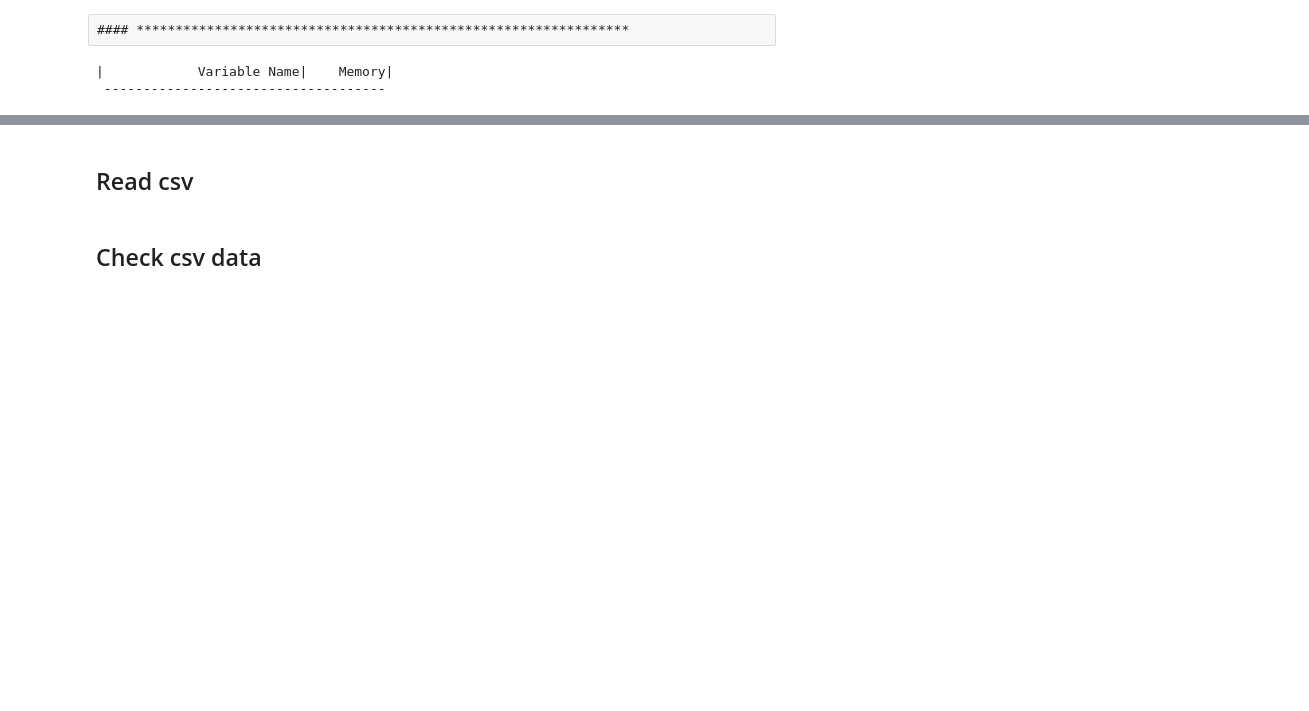
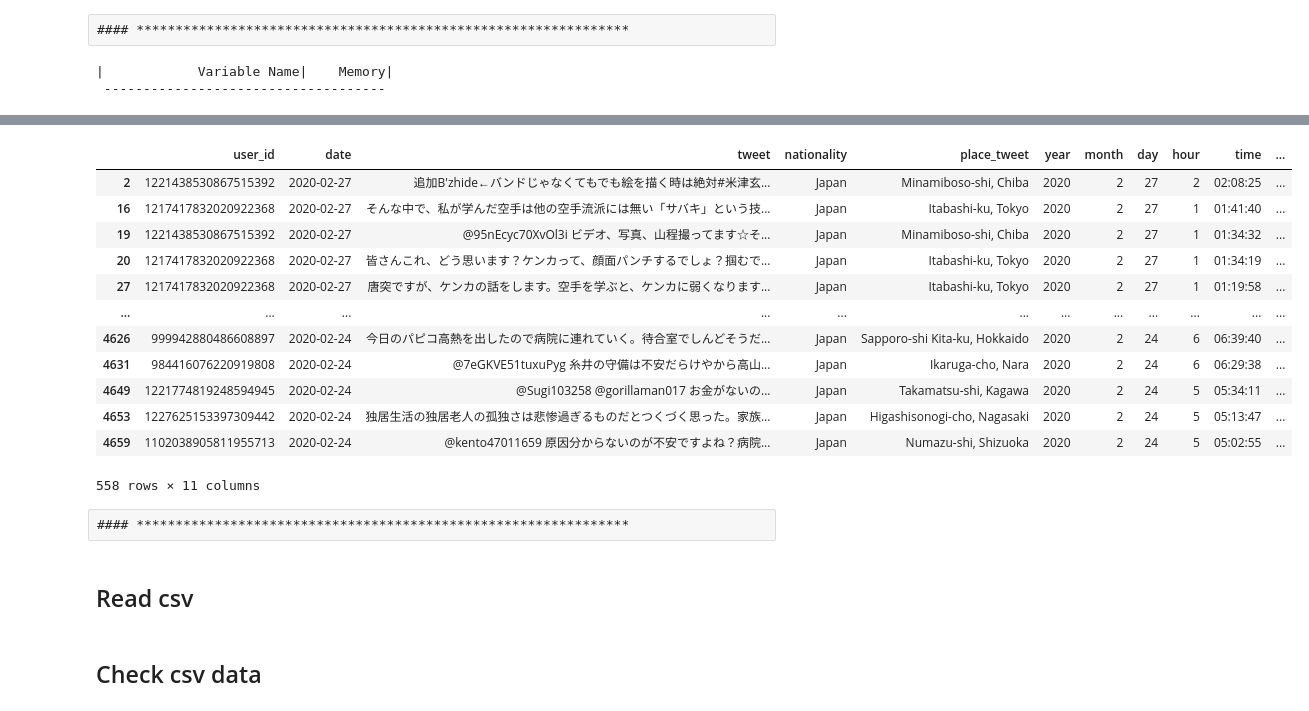
Before and after one commit to Keygoksmg/parse_json_twitter, a Jupyter notebook: codes/json2csv_location.ipynb, the cells around one changed output, grey strips where cells are left out. Saved outputs shown, nothing was run; the diff lists cells and outputs as text; code cells hidden in the pictures; blank space fills up the shorter version.

```diff
--- a/codes/json2csv_location.ipynb
+++ b/codes/json2csv_location.ipynb
@@ -209,3 +230,21 @@ del nationality, rts
+# %%
+t[t.nationality == 'Japan']
+# %% [output]
+|  | user_id | date | tweet | nationality | place_tweet | year | month | day | hour | time | ... |
+| 2 | 1221438530867515392 | 2020-02-27 | 追加B'zhide←バンドじゃなくてもでも絵を描く時は絶対#米津玄... | Japan | Minamiboso-shi, Chiba | 2020 | 2 | 27 | 2 | 02:08:25 | ... |
+| 16 | 1217417832020922368 | 2020-02-27 | そんな中で、私が学んだ空手は他の空手流派には無い「サバキ」という技... | Japan | Itabashi-ku, Tokyo | 2020 | 2 | 27 | 1 | 01:41:40 | ... |
+| 19 | 1221438530867515392 | 2020-02-27 | @95nEcyc70XvOl3i ビデオ、写真、山程撮ってます☆そ... | Japan | Minamiboso-shi, Chiba | 2020 | 2 | 27 | 1 | 01:34:32 | ... |
+| 20 | 1217417832020922368 | 2020-02-27 | 皆さんこれ、どう思います？ケンカって、顔面パンチするでしょ？掴むで... | Japan | Itabashi-ku, Tokyo | 2020 | 2 | 27 | 1 | 01:34:19 | ... |
+| 27 | 1217417832020922368 | 2020-02-27 | 唐突ですが、ケンカの話をします。空手を学ぶと、ケンカに弱くなります... | Japan | Itabashi-ku, Tokyo | 2020 | 2 | 27 | 1 | 01:19:58 | ... |
+| ... | ... | ... | ... | ... | ... | ... | ... | ... | ... | ... | ... |
+| 4626 | 999942880486608897 | 2020-02-24 | 今日のパピコ高熱を出したので病院に連れていく。待合室でしんどそうだ... | Japan | Sapporo-shi Kita-ku, Hokkaido | 2020 | 2 | 24 | 6 | 06:39:40 | ... |
+| 4631 | 984416076220919808 | 2020-02-24 | @7eGKVE51tuxuPyg 糸井の守備は不安だらけやから高山... | Japan | Ikaruga-cho, Nara | 2020 | 2 | 24 | 6 | 06:29:38 | ... |
+| 4649 | 1221774819248594945 | 2020-02-24 | @Sugi103258 @gorillaman017 お金がないの... | Japan | Takamatsu-shi, Kagawa | 2020 | 2 | 24 | 5 | 05:34:11 | ... |
+| 4653 | 1227625153397309442 | 2020-02-24 | 独居生活の独居老人の孤独さは悲惨過ぎるものだとつくづく思った。家族... | Japan | Higashisonogi-cho, Nagasaki | 2020 | 2 | 24 | 5 | 05:13:47 | ... |
+| 4659 | 1102038905811955713 | 2020-02-24 | @kento47011659 原因分からないのが不安ですよね？病院... | Japan | Numazu-shi, Shizuoka | 2020 | 2 | 24 | 5 | 05:02:55 | ... |
+558 rows × 11 columns
+# %% [raw]
+#### ***************************************************************
 # %% [markdown]
 ## Read csv
 # %%
```
Also changed, not shown: parts of 18 cells of this notebook.
